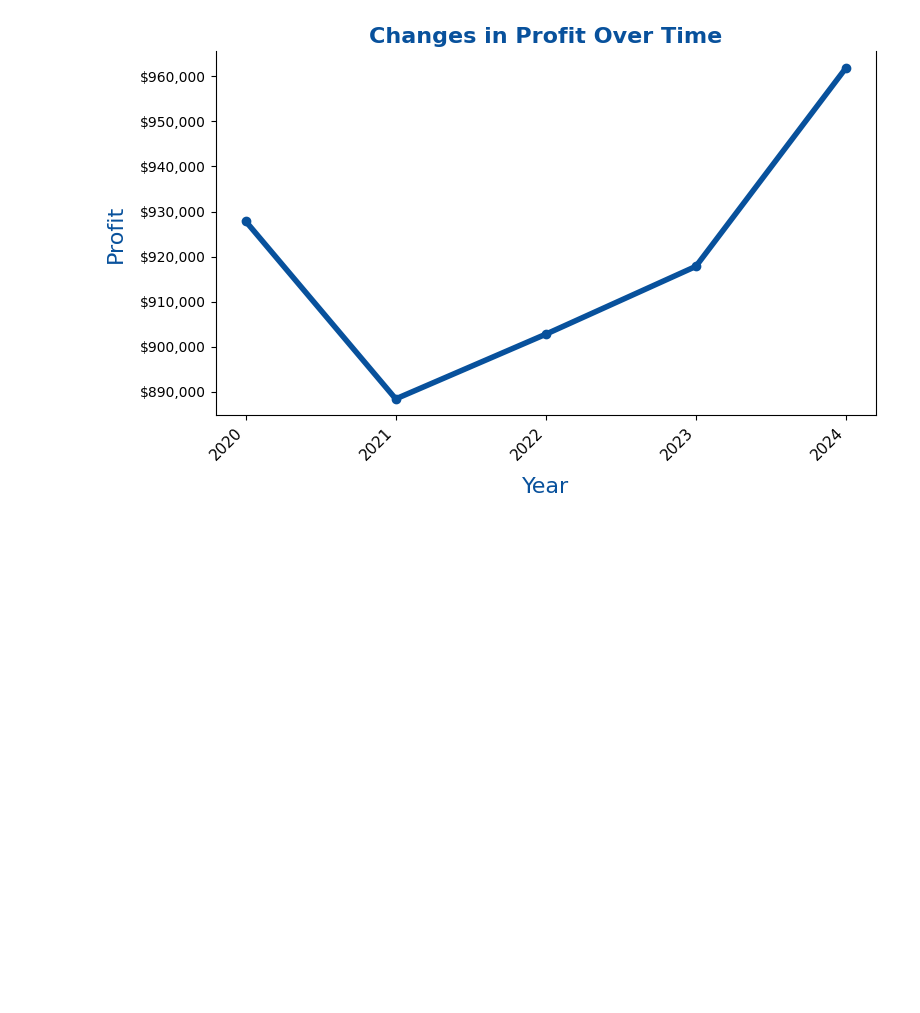
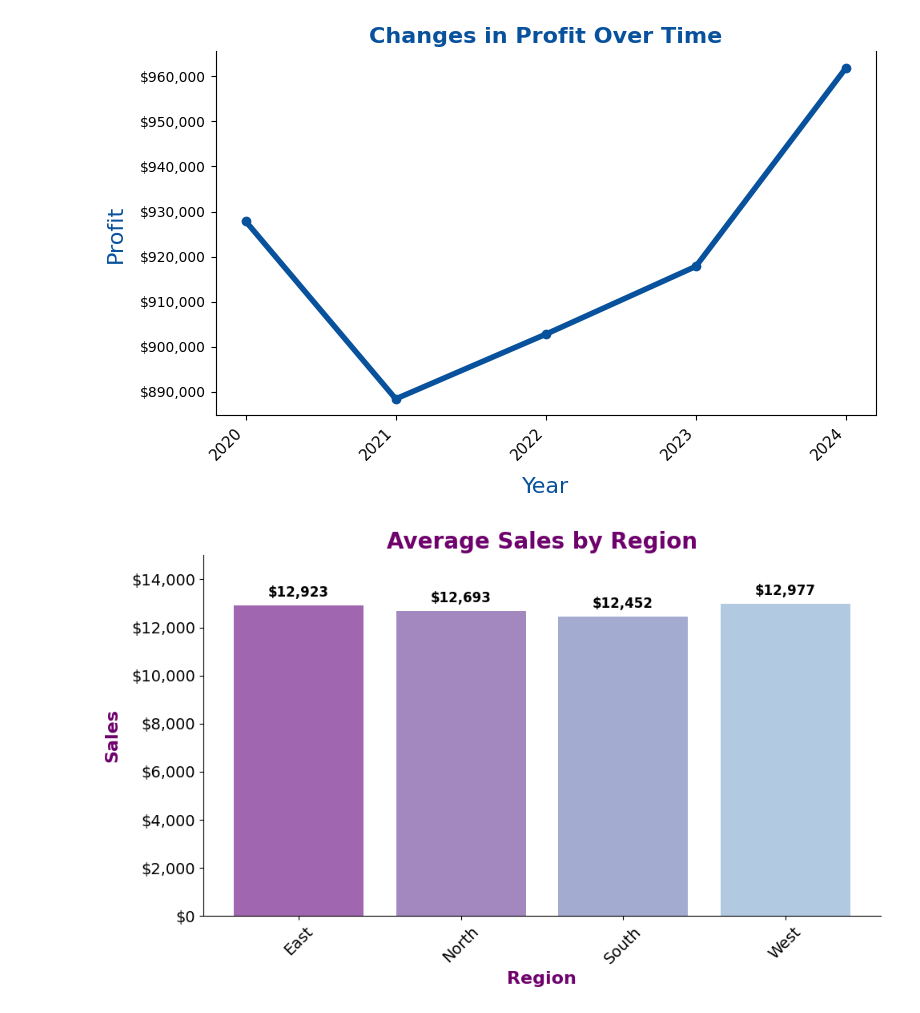
Before and after one commit to jfraz757/Data_Viz_Ethics_Challenge, a Jupyter notebook: data_viz_ethics_challenge.ipynb, the cells around one changed output. Cells and saved outputs as stored; diff of their text form; code cells hidden in the pictures; blank space fills up the shorter version.

Commit message:
Completed Data Visualization Ethics Challenge

```diff
--- a/data_viz_ethics_challenge.ipynb
+++ b/data_viz_ethics_challenge.ipynb
@@ -137,3 +137,42 @@ plt.show()
 pass
 # %% [output]
 [figure]
+# %%
+import matplotlib.ticker as ticker
+
+plt.figure(figsize=(10,6))
+avg_sales = coffee_df.groupby("Region")["Sales"].mean().reset_index()
+
+colors = ["#88419d","#8c6bb1","#8c96c6","#9ebcda",]
+
+bars = plt.bar(avg_sales["Region"], avg_sales["Sales"],
+        color=colors, linewidth=3, alpha=0.8)
+plt.title("Average Sales by Region", fontsize=20, fontweight="bold", color="#6e016b")
+plt.xlabel("Region", fontsize=16, fontweight="bold", color="#6e016b")
+plt.ylabel("Sales", labelpad= 10, fontsize=16, fontweight="bold", color="#6e016b")
+plt.xticks(rotation=45, fontsize=14, color="black")
+plt.yticks(fontsize=14, color="black")
+plt.ylim(0, 15000)
+
+ax = plt.gca()
+ax.spines['top'].set_visible(False)
+ax.spines['right'].set_visible(False)
+ax.yaxis.set_major_formatter(ticker.StrMethodFormatter('${x:,.0f}'))
+ax.bar_label(bars, fmt='${:,.0f}', padding=5, fontsize=12, fontweight="bold", color="black")
+
+
+plt.tight_layout()
+plt.show()
+
+"""
+### Write your notes about bad chart #2 here:
+- There are too many lines on this grapgh. It is too busy.
+- The colors being used aren't accessible
+- The graphs Title is to sensationalized.
+- The Y-Axis and X-Axis labels do not need the extra "!!!!" or "$$$$$$"
+- There really isn't much variation in the sales of each region, add the total to the columns
+- The text colors should be more friendly on the eyes.
+"""
+pass
+# %% [output]
+[figure, added]
```
